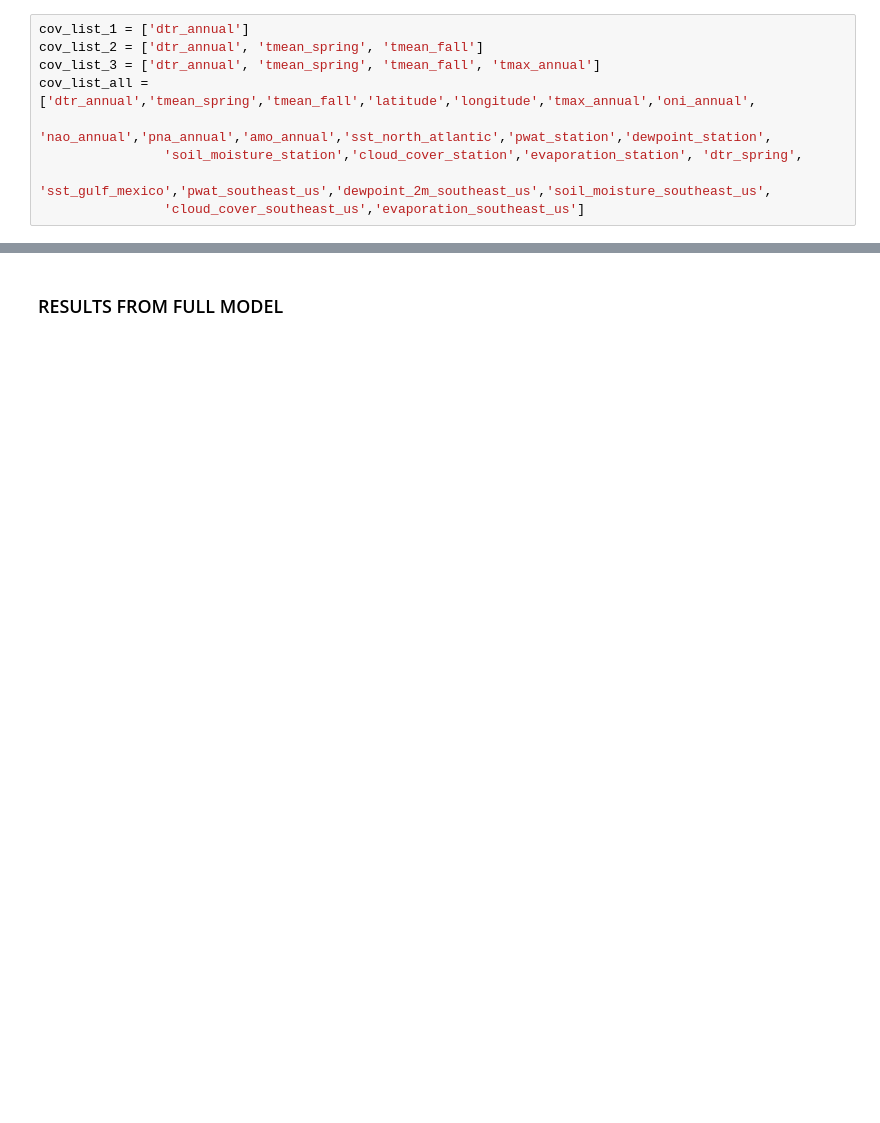
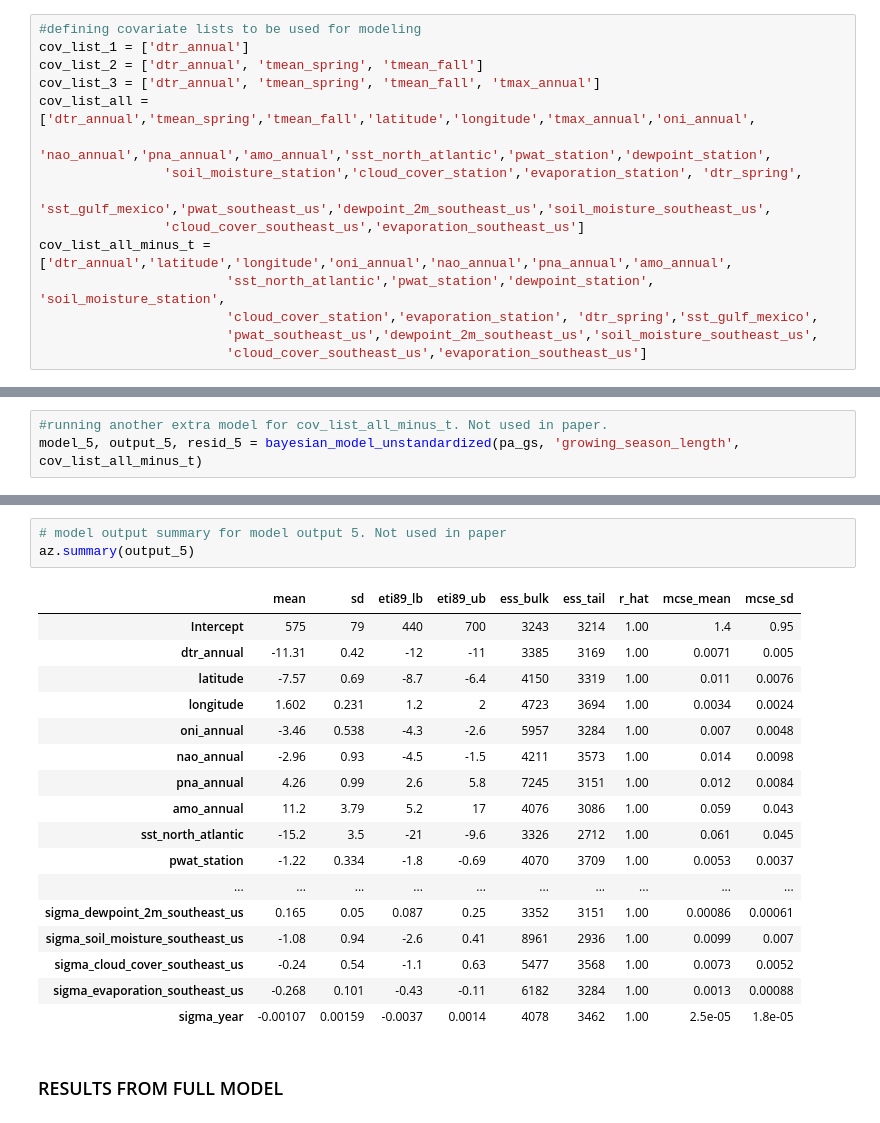
Before and after one commit to samjbaugh/reu26, a Jupyter notebook: Bayesian_Modeling_week_7_pt_2.ipynb, the cells around one changed output, grey strips where cells are left out. Saved outputs shown, nothing was run; the diff lists cells and outputs as text; blank space fills up the shorter version.

```diff
--- a/Bayesian_Modeling_week_7_pt_2.ipynb
+++ b/Bayesian_Modeling_week_7_pt_2.ipynb
@@ -88,6 +100,7 @@ def calculated_v_empirical_std(data, cov_list, target_var_name, model, output):
     axs[1].legend()
     plt.show()
 # %%
+#defining covariate lists to be used for modeling
 cov_list_1 = ['dtr_annual']
 cov_list_2 = ['dtr_annual', 'tmean_spring', 'tmean_fall']
 cov_list_3 = ['dtr_annual', 'tmean_spring', 'tmean_fall', 'tmax_annual']
@@ -96,4 +109,9 @@ cov_list_all = ['dtr_annual','tmean_spring','tmean_fall','latitude','longitude',
                 'soil_moisture_station','cloud_cover_station','evaporation_station', 'dtr_spring',
                 'sst_gulf_mexico','pwat_southeast_us','dewpoint_2m_southeast_us','soil_moisture_southeast_us',
                 'cloud_cover_southeast_us','evaporation_southeast_us']
+cov_list_all_minus_t = ['dtr_annual','latitude','longitude','oni_annual','nao_annual','pna_annual','amo_annual',
+                        'sst_north_atlantic','pwat_station','dewpoint_station', 'soil_moisture_station',
+                        'cloud_cover_station','evaporation_station', 'dtr_spring','sst_gulf_mexico',
+                        'pwat_southeast_us','dewpoint_2m_southeast_us','soil_moisture_southeast_us',
+                        'cloud_cover_southeast_us','evaporation_southeast_us']
 # %%
@@ -123,2 +144,5 @@ model_4, output_4, resid_4 = bayesian_model_unstandardized(pa_gs, 'growing_seaso
 [interactive output not drawn]
 Sampling 4 chains for 1_000 tune and 1_000 draw iterations (4_000 + 4_000 draws total) took 7 seconds.
+# %%
+#running another extra model for cov_list_all_minus_t. Not used in paper.
+model_5, output_5, resid_5 = bayesian_model_unstandardized(pa_gs, 'growing_season_length', cov_list_all_minus_t)
@@ -131,3 +236,24 @@ az.summary(output_4).head(15)
+# %%
+# model output summary for model output 5. Not used in paper
+az.summary(output_5)
+# %% [output]
+|  | mean | sd | eti89_lb | eti89_ub | ess_bulk | ess_tail | r_hat | mcse_mean | mcse_sd |
+| Intercept | 575 | 79 | 440 | 700 | 3243 | 3214 | 1.00 | 1.4 | 0.95 |
+| dtr_annual | -11.31 | 0.42 | -12 | -11 | 3385 | 3169 | 1.00 | 0.0071 | 0.005 |
+| latitude | -7.57 | 0.69 | -8.7 | -6.4 | 4150 | 3319 | 1.00 | 0.011 | 0.0076 |
+| longitude | 1.602 | 0.231 | 1.2 | 2 | 4723 | 3694 | 1.00 | 0.0034 | 0.0024 |
+| oni_annual | -3.46 | 0.538 | -4.3 | -2.6 | 5957 | 3284 | 1.00 | 0.007 | 0.0048 |
+| nao_annual | -2.96 | 0.93 | -4.5 | -1.5 | 4211 | 3573 | 1.00 | 0.014 | 0.0098 |
+| pna_annual | 4.26 | 0.99 | 2.6 | 5.8 | 7245 | 3151 | 1.00 | 0.012 | 0.0084 |
+| amo_annual | 11.2 | 3.79 | 5.2 | 17 | 4076 | 3086 | 1.00 | 0.059 | 0.043 |
+| sst_north_atlantic | -15.2 | 3.5 | -21 | -9.6 | 3326 | 2712 | 1.00 | 0.061 | 0.045 |
+| pwat_station | -1.22 | 0.334 | -1.8 | -0.69 | 4070 | 3709 | 1.00 | 0.0053 | 0.0037 |
+| ... | ... | ... | ... | ... | ... | ... | ... | ... | ... |
+| sigma_dewpoint_2m_southeast_us | 0.165 | 0.05 | 0.087 | 0.25 | 3352 | 3151 | 1.00 | 0.00086 | 0.00061 |
+| sigma_soil_moisture_southeast_us | -1.08 | 0.94 | -2.6 | 0.41 | 8961 | 2936 | 1.00 | 0.0099 | 0.007 |
+| sigma_cloud_cover_southeast_us | -0.24 | 0.54 | -1.1 | 0.63 | 5477 | 3568 | 1.00 | 0.0073 | 0.0052 |
+| sigma_evaporation_southeast_us | -0.268 | 0.101 | -0.43 | -0.11 | 6182 | 3284 | 1.00 | 0.0013 | 0.00088 |
+| sigma_year | -0.00107 | 0.00159 | -0.0037 | 0.0014 | 4078 | 3462 | 1.00 | 2.5e-05 | 1.8e-05 |
 # %% [markdown]
 ### RESULTS FROM FULL MODEL
 # %%
```
Also changed, not shown: parts of 29 cells of this notebook, 7 other files.
